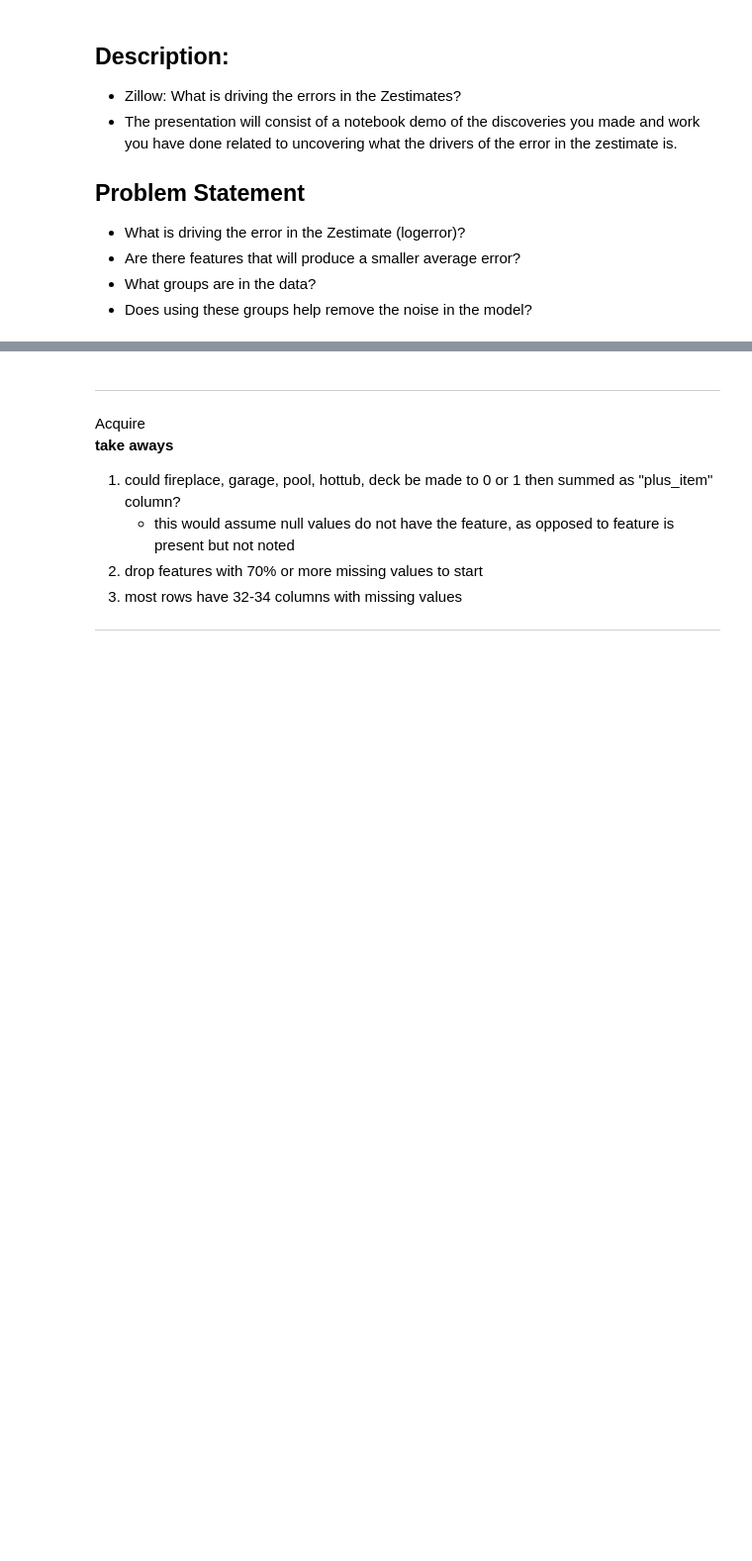
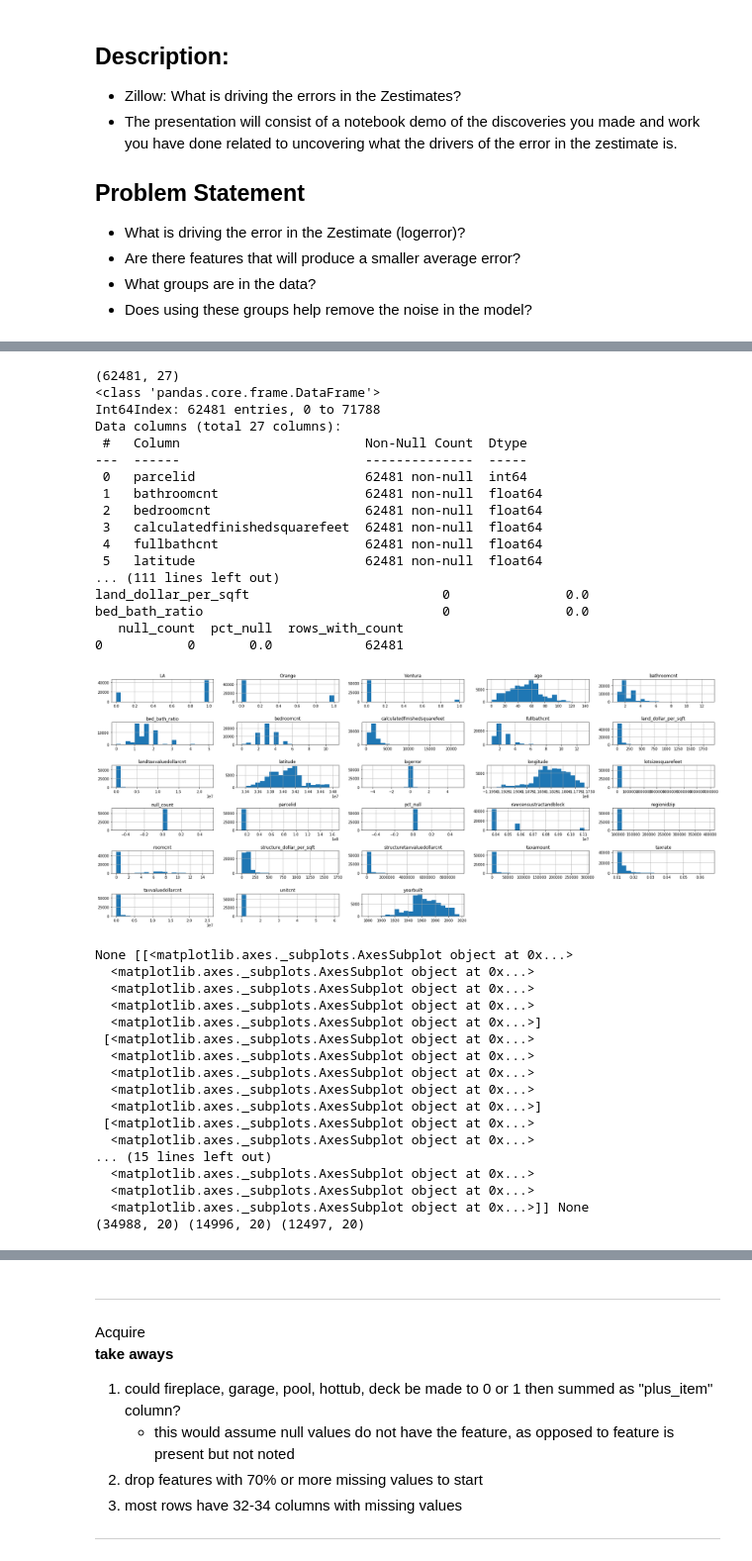
Before and after one commit to RyvynYoung/Zillow_Clustering_Project, a Jupyter notebook: mvp.ipynb, the cells around one changed output, grey strips where cells are left out. Shown: that part at 99% size. Cells and saved outputs as stored; diff of their text form; code cells hidden in the pictures; blank space fills up the shorter version.

```diff
--- a/mvp.ipynb
+++ b/mvp.ipynb
@@ -52 +61,42 @@ Brainstorm:
+# %%
+import wrangle_zillow
+df, X_train, y_train, X_validate, y_validate, X_test, y_test, X_train_scaled, X_validate_scaled, X_test_scaled = wrangle_zillow.wrangle_zillow_cluster()
+# this also prints summary data for the full dataset that was used in identifying nulls and outliers
+# histograms are produced for full dataset
+# %% [output]
+(62481, 27)
+<class 'pandas.core.frame.DataFrame'>
+Int64Index: 62481 entries, 0 to 71788
+Data columns (total 27 columns):
+ #   Column                        Non-Null Count  Dtype
+---  ------                        --------------  -----
+ 0   parcelid                      62481 non-null  int64
+ 1   bathroomcnt                   62481 non-null  float64
+ 2   bedroomcnt                    62481 non-null  float64
+ 3   calculatedfinishedsquarefeet  62481 non-null  float64
+ 4   fullbathcnt                   62481 non-null  float64
+ 5   latitude                      62481 non-null  float64
+... (111 lines left out)
+land_dollar_per_sqft                         0               0.0
+bed_bath_ratio                               0               0.0
+   null_count  pct_null  rows_with_count
+0           0       0.0            62481
+[figure, added]
+None [[<matplotlib.axes._subplots.AxesSubplot object at 0x...>
+  <matplotlib.axes._subplots.AxesSubplot object at 0x...>
+  <matplotlib.axes._subplots.AxesSubplot object at 0x...>
+  <matplotlib.axes._subplots.AxesSubplot object at 0x...>
+  <matplotlib.axes._subplots.AxesSubplot object at 0x...>]
+ [<matplotlib.axes._subplots.AxesSubplot object at 0x...>
+  <matplotlib.axes._subplots.AxesSubplot object at 0x...>
+  <matplotlib.axes._subplots.AxesSubplot object at 0x...>
+  <matplotlib.axes._subplots.AxesSubplot object at 0x...>
+  <matplotlib.axes._subplots.AxesSubplot object at 0x...>]
+ [<matplotlib.axes._subplots.AxesSubplot object at 0x...>
+  <matplotlib.axes._subplots.AxesSubplot object at 0x...>
+... (15 lines left out)
+  <matplotlib.axes._subplots.AxesSubplot object at 0x...>
+  <matplotlib.axes._subplots.AxesSubplot object at 0x...>
+  <matplotlib.axes._subplots.AxesSubplot object at 0x...>]] None
+(34988, 20) (14996, 20) (12497, 20)
 # %% [markdown]
```
Also changed, not shown: parts of 8 cells of this notebook, 5 other files.
